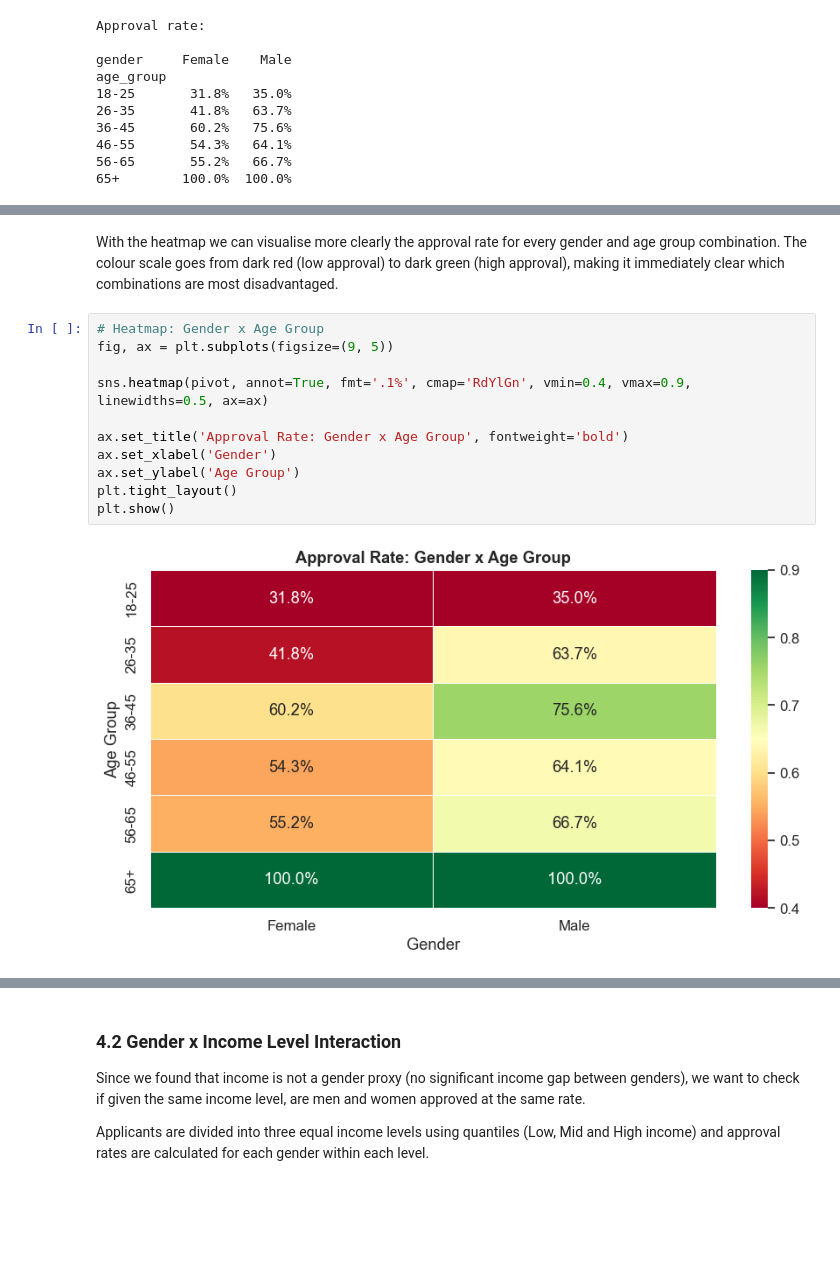
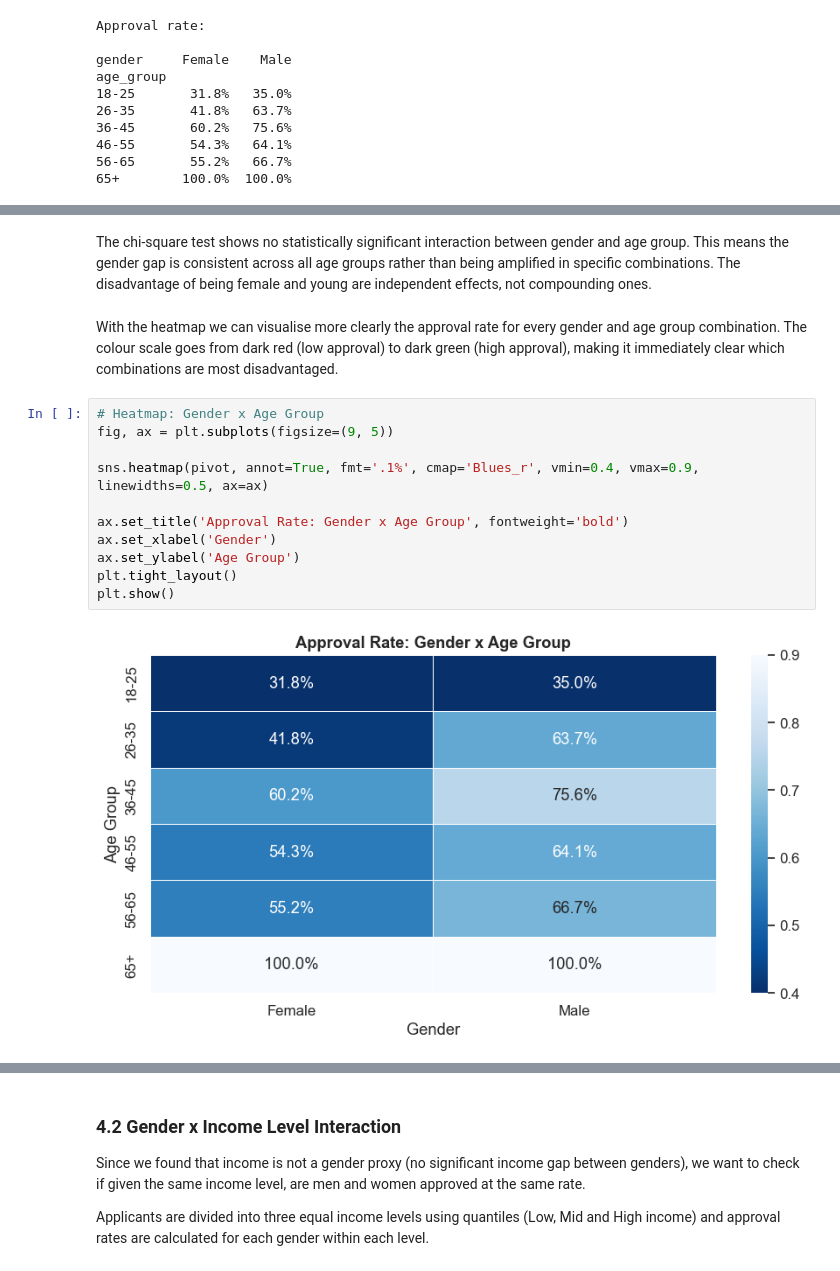
Before and after one commit to selin71414/dego-project-team9, a Jupyter notebook: notebooks/02-bias-analysis.ipynb, the cells around one changed output, grey strips where cells are left out. Saved outputs shown, nothing was run; the diff lists cells and outputs as text; blank space fills up the shorter version.

```diff
--- a/notebooks/02-bias-analysis.ipynb
+++ b/notebooks/02-bias-analysis.ipynb
@@ -527,15 +561,17 @@ age_group
+# %% [markdown]
+The chi-square test shows no statistically significant interaction between gender and age group. This means the gender gap is consistent across all age groups rather than being amplified in specific combinations. The disadvantage of being female and young are independent effects, not compounding ones.
 # %% [markdown]
 With the heatmap we can visualise more clearly the approval rate for every gender and age group combination. The colour scale goes from dark red (low approval) to dark green (high approval), making it immediately clear which combinations are most disadvantaged.
 # %%
 # Heatmap: Gender x Age Group
 fig, ax = plt.subplots(figsize=(9, 5))
 
-sns.heatmap(pivot, annot=True, fmt='.1%', cmap='RdYlGn', vmin=0.4, vmax=0.9, linewidths=0.5, ax=ax)
+sns.heatmap(pivot, annot=True, fmt='.1%', cmap='Blues_r', vmin=0.4, vmax=0.9, linewidths=0.5, ax=ax)
 
 ax.set_title('Approval Rate: Gender x Age Group', fontweight='bold')
 ax.set_xlabel('Gender')
 ax.set_ylabel('Age Group')
 plt.tight_layout()
 plt.show()
 # %% [output]
-[figure, old version]
+[figure, new version]
```
Also changed, not shown: parts of 15 cells of this notebook.
